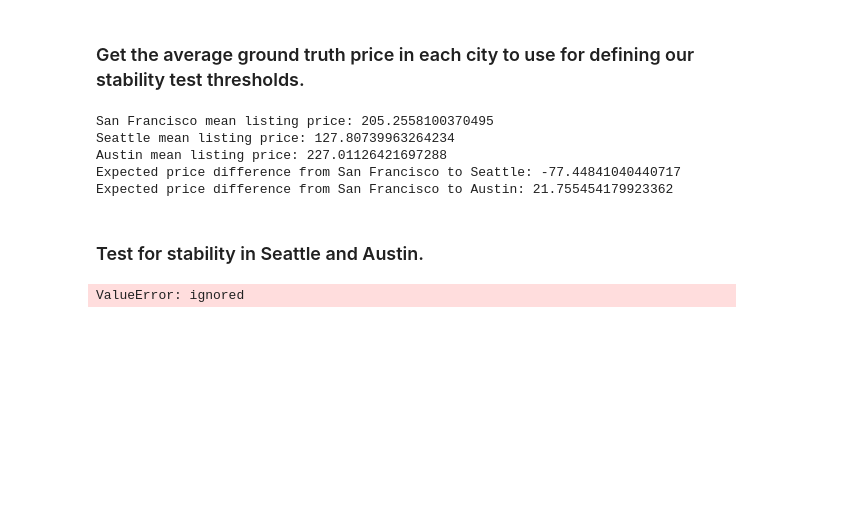
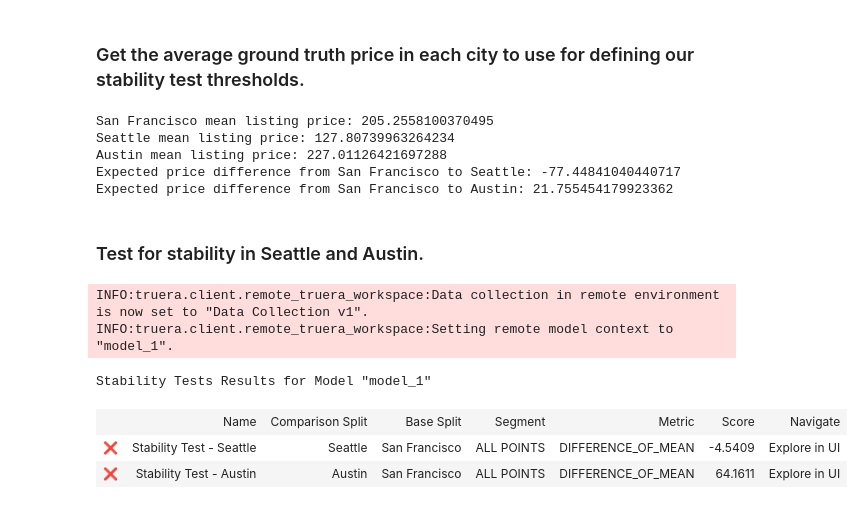
Before and after one commit to truera/truera-examples, a Jupyter notebook: starter-examples/starter-drift-part-1.ipynb, the cells around one changed output. Drawn from its saved outputs; the diff is of its cells as text; code cells hidden in the pictures; blank space fills up the shorter version.

Commit message:
fix projec tname in second half of notebok

```diff
--- a/starter-examples/starter-drift-part-1.ipynb
+++ b/starter-examples/starter-drift-part-1.ipynb
@@ -174,26 +162,31 @@ Expected price difference from San Francisco to Austin: 21.755454179923362
 # %%
 #toggle back to remote to interact with the tester
 
 # add stability test
 tru.set_environment("remote")
-tru.set_project("Starter Example - Drift")
+tru.set_project("Starter Example Companion - Drift")
 tru.set_data_collection("Data Collection v1")
 
 # Create stability tests in accordance with the setup
 tru.tester.add_stability_test(test_name = "Stability Test - Seattle",
     base_data_split_name = "San Francisco",
     comparison_data_split_name_regex = "Seattle",
     fail_if_outside = [Seattle_expected_difference - 65, Seattle_expected_difference + 65])
 
 tru.tester.add_stability_test(test_name = "Stability Test - Austin",
     base_data_split_name = "San Francisco",
     comparison_data_split_names = ["Austin"],
     fail_if_outside = [Austin_expected_difference - 40, Austin_expected_difference + 40])
 
 tru.set_model("model_1")
 tru.tester.get_model_test_results(test_types=["stability"])
 # %% [output]
-ValueError: ignored
+INFO:truera.client.remote_truera_workspace:Data collection in remote environment is now set to "Data Collection v1".
+INFO:truera.client.remote_truera_workspace:Setting remote model context to "model_1".
+Stability Tests Results for Model "model_1"
+|  | Name | Comparison Split | Base Split | Segment | Metric | Score | Navigate |
+| ❌ | Stability Test - Seattle | Seattle | San Francisco | ALL POINTS | DIFFERENCE_OF_MEAN | -4.5409 | Explore in UI |
+| ❌ | Stability Test - Austin | Austin | San Francisco | ALL POINTS | DIFFERENCE_OF_MEAN | 64.1611 | Explore in UI |
 # %% [markdown]
 The model fails in Seattle and Austin because the scores drifted too far from the ground truth in the new cities.
 
```
Also changed, not shown: parts of 3 cells of this notebook.
